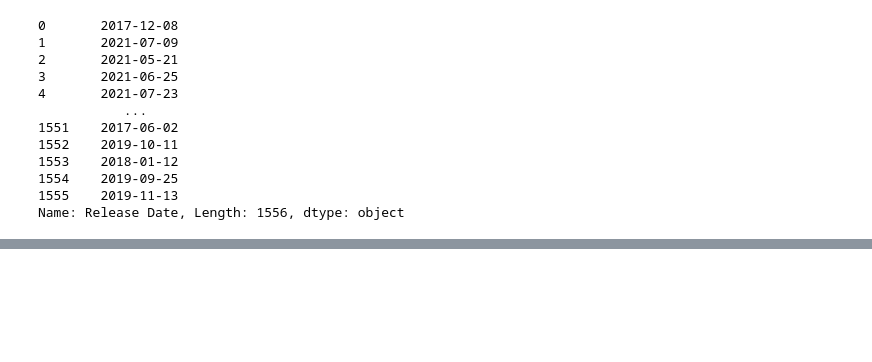
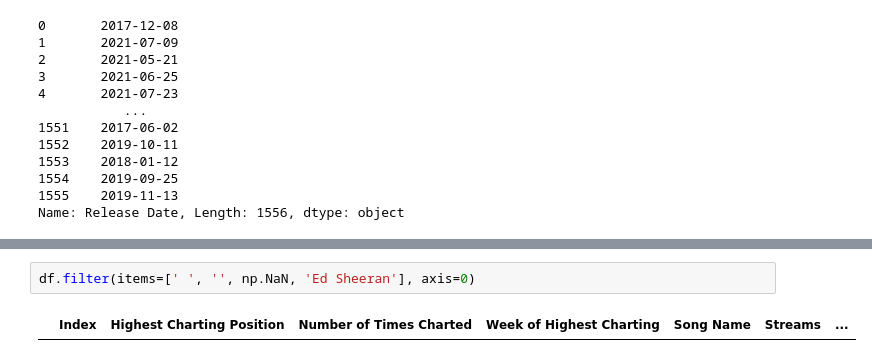
Before and after one commit to akankshakumar91/SpotifyDataset2020_Analysis, a Jupyter notebook: Spotify2020_Analysis.ipynb, the cells around one changed output, grey strips where cells are left out. Saved outputs shown, nothing was run; the diff lists cells and outputs as text; blank space fills up the shorter version.

```diff
--- a/Spotify2020_Analysis.ipynb
+++ b/Spotify2020_Analysis.ipynb
@@ -202,2 +237,6 @@ df_temp = pd.to_datetime(df_temp , format='%Y%m%d')
 # %% [output]
 ValueError: ignored
+# %%
+df.filter(items=[' ', '', np.NaN, 'Ed Sheeran'], axis=0)
+# %% [output]
+|  | Index | Highest Charting Position | Number of Times Charted | Week of Highest Charting | Song Name | Streams | ... |
```
Also changed, not shown: parts of 10 cells of this notebook.
